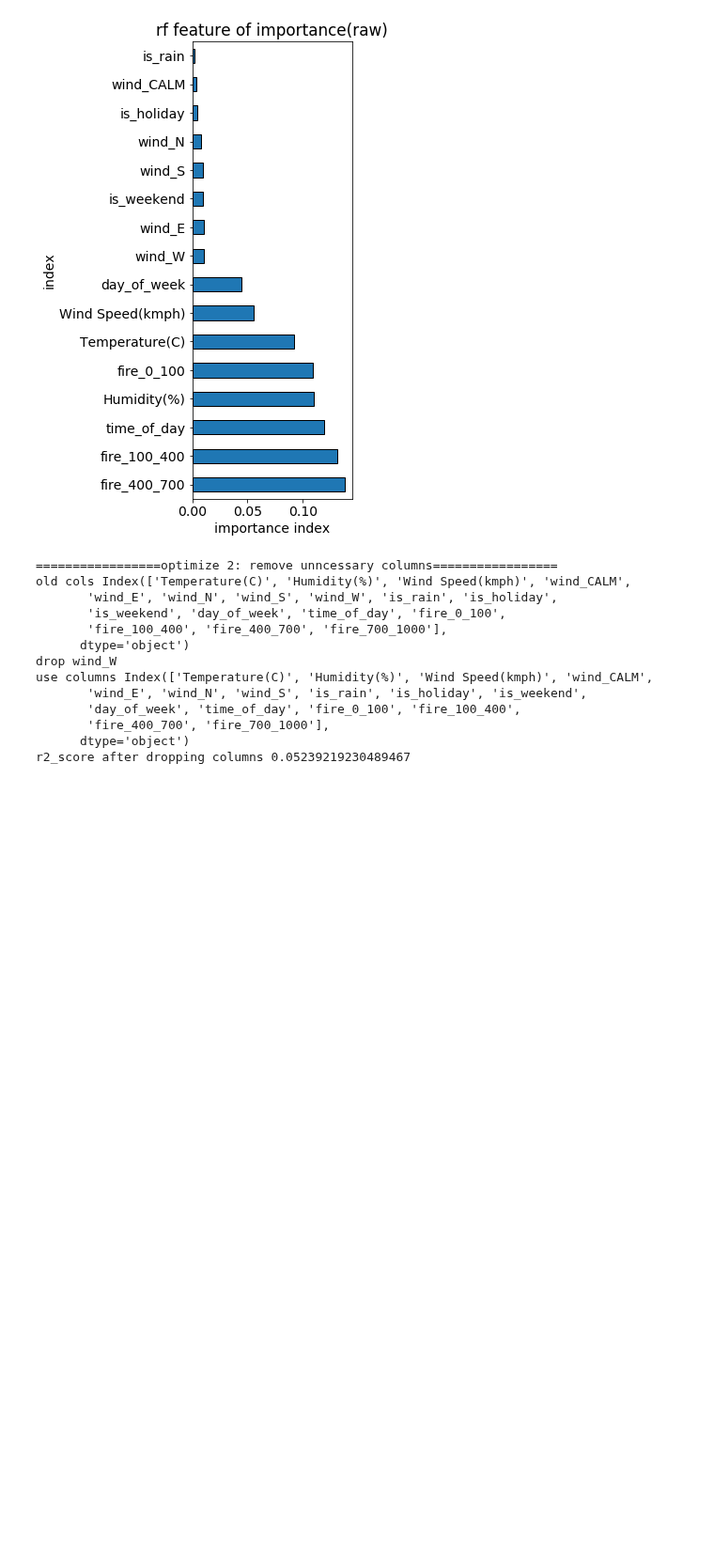
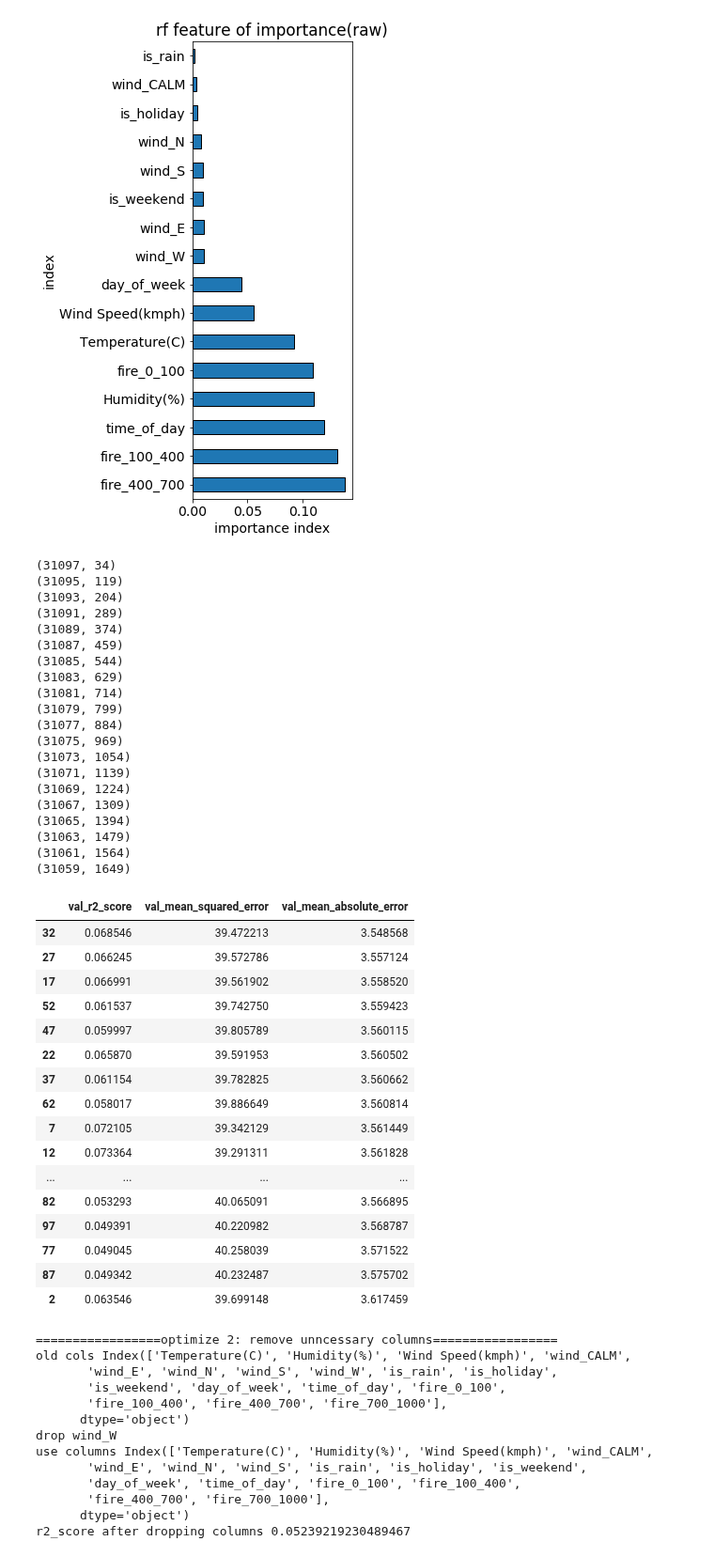
Before and after one commit to worasom/aqi_thailand2, a Jupyter notebook: notebooks/8-wk-predict_diff.ipynb, the cells around one changed output. Shown at 94% size. Drawn from its saved outputs; the diff is of its cells as text; code cells hidden in the pictures; blank space fills up the shorter version.

```diff
--- a/notebooks/8-wk-predict_diff.ipynb
+++ b/notebooks/8-wk-predict_diff.ipynb
@@ -33,7 +31,7 @@ Loading BokehJS ...
 # %%
 data = Dataset('Chiang Mai')
 data.load_()
-data.pollutant = 'PM2.5'
+data.monitor = data.pollutant = 'PM2.5'
 # build the first dataset
 data.feature_no_fire()
 data.make_diff_col()
@@ -49,6 +47,12 @@ Index(['Temperature(C)', 'Humidity(%)', 'Wind Speed(kmph)', 'wind_CALM',
        'is_weekend', 'day_of_week', 'time_of_day', 'fire_0_100',
        'fire_100_400', 'fire_400_700', 'fire_700_1000'],
       dtype='object')
+# %%
+data.monitor = 'PM2.5_diff'
+# %%
+data.data_back = data.data.copy()
+data.data_back.drop(data.pollutant,axis=1, inplace=True)
+data.x_cols_back = x_cols
 # %%
 print('=================optimize 1: find the best RF model=================')
 data.split_data(split_ratio=[0.4, 0.2, 0.2, 0.2])
@@ -68,6 +72,65 @@ show_fea_imp(feat_imp, title='rf feature of importance(raw)')
 {'n_estimators': 160, 'min_samples_split': 20, 'min_samples_leaf': 7, 'max_features': 2, 'max_depth': None, 'bootstrap': False} 0.01369357440798844
 optimize 1 score {'val_r2_score': 0.05221266883633913, 'val_mean_squared_error': 40.18064965483873}
 [figure]
+# %%
+model = RandomForestRegressor(**{'n_estimators': 160, 'min_samples_split': 20, 'min_samples_leaf': 7, 'max_features': 2, 'max_depth': None, 'bootstrap': False})
+# %%
+score_df = []
+for max_n in tqdm_notebook(np.arange(2, 100, 5)):
+
+    data.build_lag(max_n)
+
+    data.split_data(split_ratio=[0.4, 0.2, 0.2, 0.2])
+    xtrn, ytrn, x_cols = data.get_data_matrix(use_index=data.split_list[0])
+    xval, yval, _ = data.get_data_matrix(use_index=data.split_list[1])
+    print(xtrn.shape)
+    data.x_cols = x_cols
+
+    model.fit(xtrn,ytrn)
+    score_dict = cal_scores(yval, model.predict(xval), header_str ='val_')
+    score_df.append(pd.DataFrame(score_dict,index=[max_n]))
+
+score_df = pd.concat(score_df)
+score_df = score_df.sort_values('val_mean_absolute_error')
+score_df
+# %% [output]
+(31097, 34)
+(31095, 119)
+(31093, 204)
+(31091, 289)
+(31089, 374)
+(31087, 459)
+(31085, 544)
+(31083, 629)
+(31081, 714)
+(31079, 799)
+(31077, 884)
+(31075, 969)
+(31073, 1054)
+(31071, 1139)
+(31069, 1224)
+(31067, 1309)
+(31065, 1394)
+(31063, 1479)
+(31061, 1564)
+(31059, 1649)
+|  | val_r2_score | val_mean_squared_error | val_mean_absolute_error |
+| 32 | 0.068546 | 39.472213 | 3.548568 |
+| 27 | 0.066245 | 39.572786 | 3.557124 |
+| 17 | 0.066991 | 39.561902 | 3.558520 |
+| 52 | 0.061537 | 39.742750 | 3.559423 |
+| 47 | 0.059997 | 39.805789 | 3.560115 |
+| 22 | 0.065870 | 39.591953 | 3.560502 |
+| 37 | 0.061154 | 39.782825 | 3.560662 |
+| 62 | 0.058017 | 39.886649 | 3.560814 |
+| 7 | 0.072105 | 39.342129 | 3.561449 |
+| 12 | 0.073364 | 39.291311 | 3.561828 |
+| ... | ... | ... | ... |
+| 82 | 0.053293 | 40.065091 | 3.566895 |
+| 97 | 0.049391 | 40.220982 | 3.568787 |
+| 77 | 0.049045 | 40.258039 | 3.571522 |
+| 87 | 0.049342 | 40.232487 | 3.575702 |
+| 2 | 0.063546 | 39.699148 | 3.617459 |
 # %%
 print('=================optimize 2: remove unncessary columns=================')
 # columns to consider droping are columns with low importance
```
Also changed, not shown: parts of 1 cell of this notebook, 5 other files.
